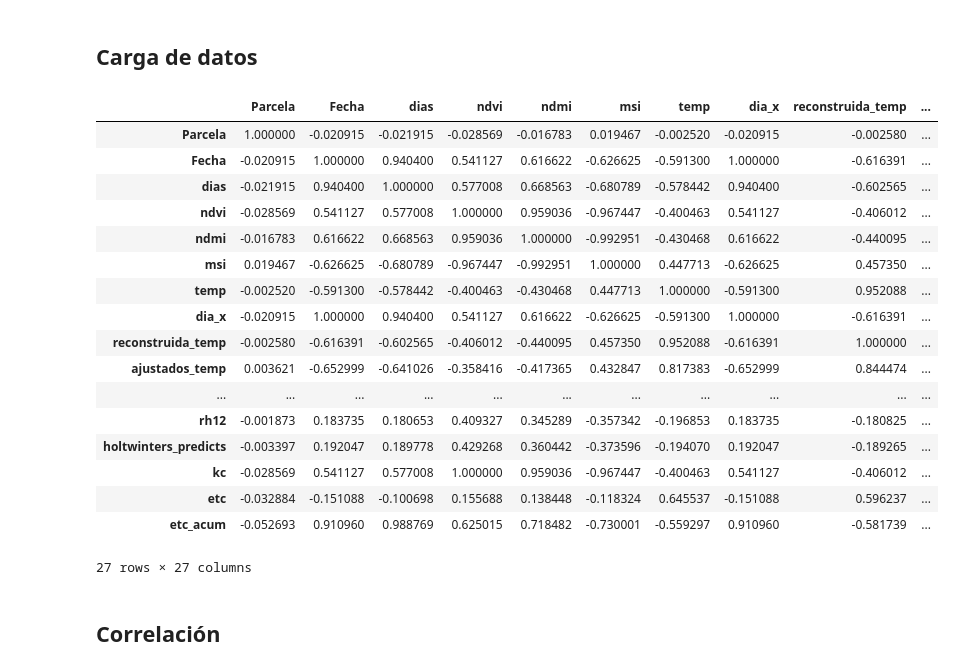
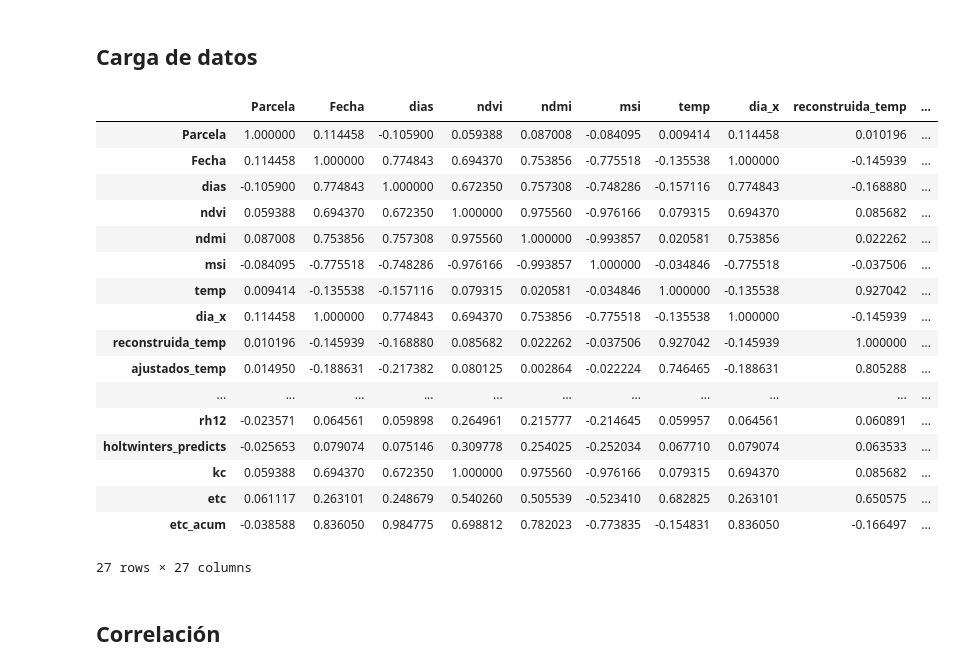
Before and after one commit to VivaldoGP/Tesis, a Jupyter notebook: data_analysis/notebooks/01_corr_data.ipynb, the cells around one changed output. Saved outputs shown, nothing was run; the diff lists cells and outputs as text; code cells hidden in the pictures.

```diff
--- a/data_analysis/notebooks/01_corr_data.ipynb
+++ b/data_analysis/notebooks/01_corr_data.ipynb
@@ -12,7 +12,7 @@ import seaborn as sns
 # %% [markdown]
 ## Carga de datos
 # %%
-root = r"C:\Users\Isai\Documents\Tesis\code\data_analysis\all_vars\zafra2022"
+root = r"C:\Users\Isai\Documents\Tesis\code\data_analysis\all_vars\zafra2021"
 # %%
 dfs = [pd.read_csv(PurePath(root, f), parse_dates=True) for f in os.listdir(root) if f.endswith(".csv")]
 # %%
@@ -26,25 +26,25 @@ for i in dfs:
 
 df = pd.concat(to_concat, ignore_index=True, axis=0)
 # %%
-df.corr(method='spearman')
+df.corr(method='pearson')
 # %% [output]
 |  | Parcela | Fecha | dias | ndvi | ndmi | msi | temp | dia_x | reconstruida_temp | ... |
-| Parcela | 1.000000 | -0.020915 | -0.021915 | -0.028569 | -0.016783 | 0.019467 | -0.002520 | -0.020915 | -0.002580 | ... |
-| Fecha | -0.020915 | 1.000000 | 0.940400 | 0.541127 | 0.616622 | -0.626625 | -0.591300 | 1.000000 | -0.616391 | ... |
-| dias | -0.021915 | 0.940400 | 1.000000 | 0.577008 | 0.668563 | -0.680789 | -0.578442 | 0.940400 | -0.602565 | ... |
-| ndvi | -0.028569 | 0.541127 | 0.577008 | 1.000000 | 0.959036 | -0.967447 | -0.400463 | 0.541127 | -0.406012 | ... |
-| ndmi | -0.016783 | 0.616622 | 0.668563 | 0.959036 | 1.000000 | -0.992951 | -0.430468 | 0.616622 | -0.440095 | ... |
-| msi | 0.019467 | -0.626625 | -0.680789 | -0.967447 | -0.992951 | 1.000000 | 0.447713 | -0.626625 | 0.457350 | ... |
-| temp | -0.002520 | -0.591300 | -0.578442 | -0.400463 | -0.430468 | 0.447713 | 1.000000 | -0.591300 | 0.952088 | ... |
-| dia_x | -0.020915 | 1.000000 | 0.940400 | 0.541127 | 0.616622 | -0.626625 | -0.591300 | 1.000000 | -0.616391 | ... |
-| reconstruida_temp | -0.002580 | -0.616391 | -0.602565 | -0.406012 | -0.440095 | 0.457350 | 0.952088 | -0.616391 | 1.000000 | ... |
-| ajustados_temp | 0.003621 | -0.652999 | -0.641026 | -0.358416 | -0.417365 | 0.432847 | 0.817383 | -0.652999 | 0.844474 | ... |
+| Parcela | 1.000000 | 0.114458 | -0.105900 | 0.059388 | 0.087008 | -0.084095 | 0.009414 | 0.114458 | 0.010196 | ... |
+| Fecha | 0.114458 | 1.000000 | 0.774843 | 0.694370 | 0.753856 | -0.775518 | -0.135538 | 1.000000 | -0.145939 | ... |
+| dias | -0.105900 | 0.774843 | 1.000000 | 0.672350 | 0.757308 | -0.748286 | -0.157116 | 0.774843 | -0.168880 | ... |
+| ndvi | 0.059388 | 0.694370 | 0.672350 | 1.000000 | 0.975560 | -0.976166 | 0.079315 | 0.694370 | 0.085682 | ... |
+| ndmi | 0.087008 | 0.753856 | 0.757308 | 0.975560 | 1.000000 | -0.993857 | 0.020581 | 0.753856 | 0.022262 | ... |
+| msi | -0.084095 | -0.775518 | -0.748286 | -0.976166 | -0.993857 | 1.000000 | -0.034846 | -0.775518 | -0.037506 | ... |
+| temp | 0.009414 | -0.135538 | -0.157116 | 0.079315 | 0.020581 | -0.034846 | 1.000000 | -0.135538 | 0.927042 | ... |
+| dia_x | 0.114458 | 1.000000 | 0.774843 | 0.694370 | 0.753856 | -0.775518 | -0.135538 | 1.000000 | -0.145939 | ... |
+| reconstruida_temp | 0.010196 | -0.145939 | -0.168880 | 0.085682 | 0.022262 | -0.037506 | 0.927042 | -0.145939 | 1.000000 | ... |
+| ajustados_temp | 0.014950 | -0.188631 | -0.217382 | 0.080125 | 0.002864 | -0.022224 | 0.746465 | -0.188631 | 0.805288 | ... |
 | ... | ... | ... | ... | ... | ... | ... | ... | ... | ... | ... |
-| rh12 | -0.001873 | 0.183735 | 0.180653 | 0.409327 | 0.345289 | -0.357342 | -0.196853 | 0.183735 | -0.180825 | ... |
-| holtwinters_predicts | -0.003397 | 0.192047 | 0.189778 | 0.429268 | 0.360442 | -0.373596 | -0.194070 | 0.192047 | -0.189265 | ... |
-| kc | -0.028569 | 0.541127 | 0.577008 | 1.000000 | 0.959036 | -0.967447 | -0.400463 | 0.541127 | -0.406012 | ... |
-| etc | -0.032884 | -0.151088 | -0.100698 | 0.155688 | 0.138448 | -0.118324 | 0.645537 | -0.151088 | 0.596237 | ... |
-| etc_acum | -0.052693 | 0.910960 | 0.988769 | 0.625015 | 0.718482 | -0.730001 | -0.559297 | 0.910960 | -0.581739 | ... |
+| rh12 | -0.023571 | 0.064561 | 0.059898 | 0.264961 | 0.215777 | -0.214645 | 0.059957 | 0.064561 | 0.060891 | ... |
+| holtwinters_predicts | -0.025653 | 0.079074 | 0.075146 | 0.309778 | 0.254025 | -0.252034 | 0.067710 | 0.079074 | 0.063533 | ... |
+| kc | 0.059388 | 0.694370 | 0.672350 | 1.000000 | 0.975560 | -0.976166 | 0.079315 | 0.694370 | 0.085682 | ... |
+| etc | 0.061117 | 0.263101 | 0.248679 | 0.540260 | 0.505539 | -0.523410 | 0.682825 | 0.263101 | 0.650575 | ... |
+| etc_acum | -0.038588 | 0.836050 | 0.984775 | 0.698812 | 0.782023 | -0.773835 | -0.154831 | 0.836050 | -0.166497 | ... |
 27 rows × 27 columns
 # %% [markdown]
 ## Correlación
```
Also changed, not shown: parts of 1 cell of this notebook.
